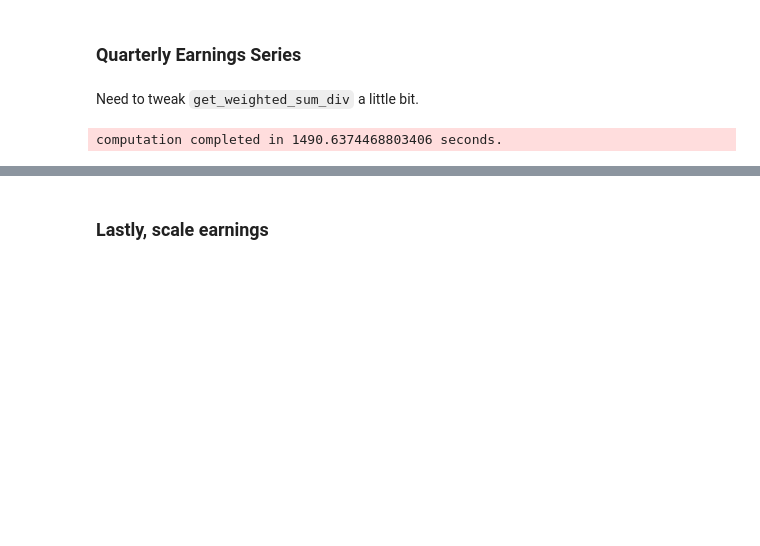
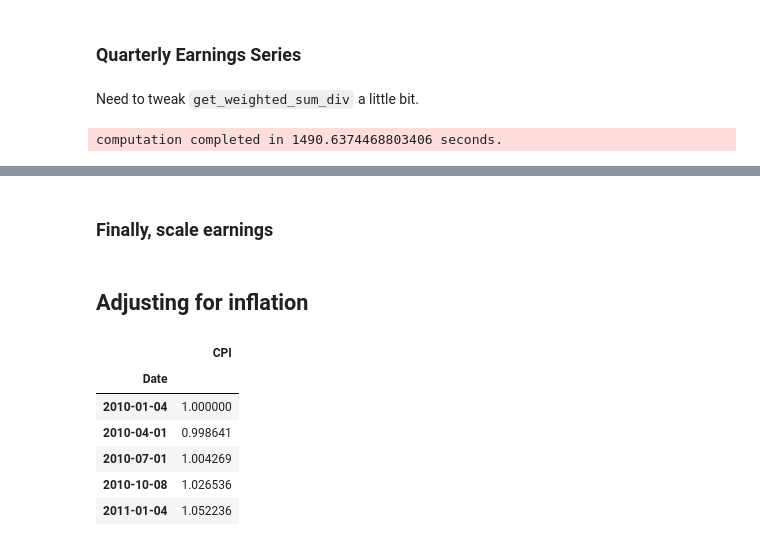
Before and after one commit to percy-xu/cicc, a Jupyter notebook: Industry Momentum + CAPE/data_preprocessing.ipynb, the cells around one changed output, grey strips where cells are left out. Saved outputs shown, nothing was run; the diff lists cells and outputs as text; code cells hidden in the pictures; blank space fills up the shorter version.

Commit message:
added inflation adjustment

```diff
--- a/Industry Momentum + CAPE/data_preprocessing.ipynb
+++ b/Industry Momentum + CAPE/data_preprocessing.ipynb
@@ -221,6 +221,26 @@ df_earnings_q.head()
 | 2010-10-08 | 58.5015 | 35.1445 | 40.7325 | 41.1083 | 62.3769 | 51.2823 | 68.5897 | ... |
 | 2011-01-04 | 89.887 | 56.4413 | 70.166 | 58.0279 | 90.3213 | 78.2164 | 90.3066 | ... |
 # %% [markdown]
-### Lastly, scale earnings
+### Finally, scale earnings
 # %%
 df_earnings_q = df_earnings_q * (df_total_rtn_q / df_prices_q)
+# %% [markdown]
+## Adjusting for inflation
+# %%
+df_earnings_q = pd.read_csv('D:/Repositories/cicc/Industry Momentum + CAPE/data/quarterly_earnings.csv', parse_dates=['Date'], index_col=['Date'])
+df_total_returns_q = pd.read_csv('D:/Repositories/cicc/Industry Momentum + CAPE/data/quarterly_prices.csv', parse_dates=['Date'], index_col=['Date'])
+df_cpi = pd.read_csv('D:/Repositories/cicc/Industry Momentum + CAPE/data/cpi.csv', parse_dates=['Date'], index_col=['Date'])
+# %%
+df_cpi = df_cpi.loc[START:END]
+df_cpi = df_cpi / df_cpi['CPI'][0]
+df_cpi.set_index(df_earnings_q.index, inplace=True)
+# %%
+df_cpi.head()
+# %% [output]
+|  | CPI |
+| Date |  |
+| 2010-01-04 | 1.000000 |
+| 2010-04-01 | 0.998641 |
+| 2010-07-01 | 1.004269 |
+| 2010-10-08 | 1.026536 |
+| 2011-01-04 | 1.052236 |
```
Also changed, not shown: parts of 2 cells of this notebook.
